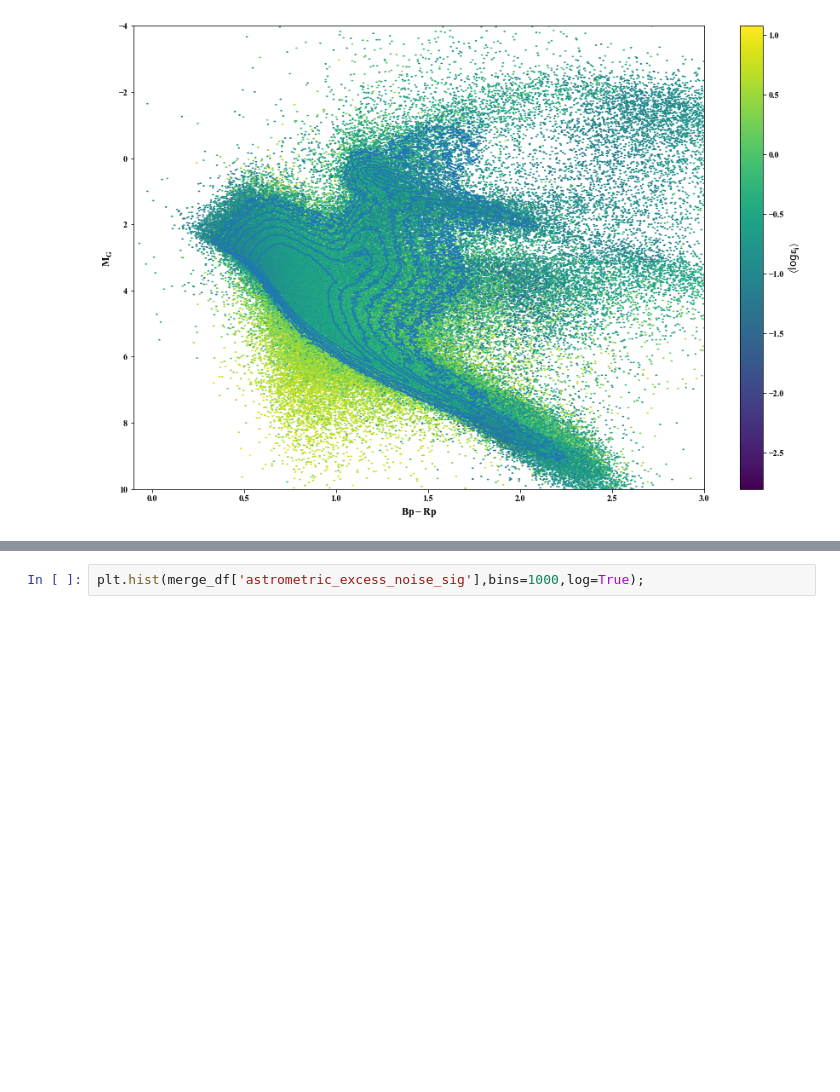
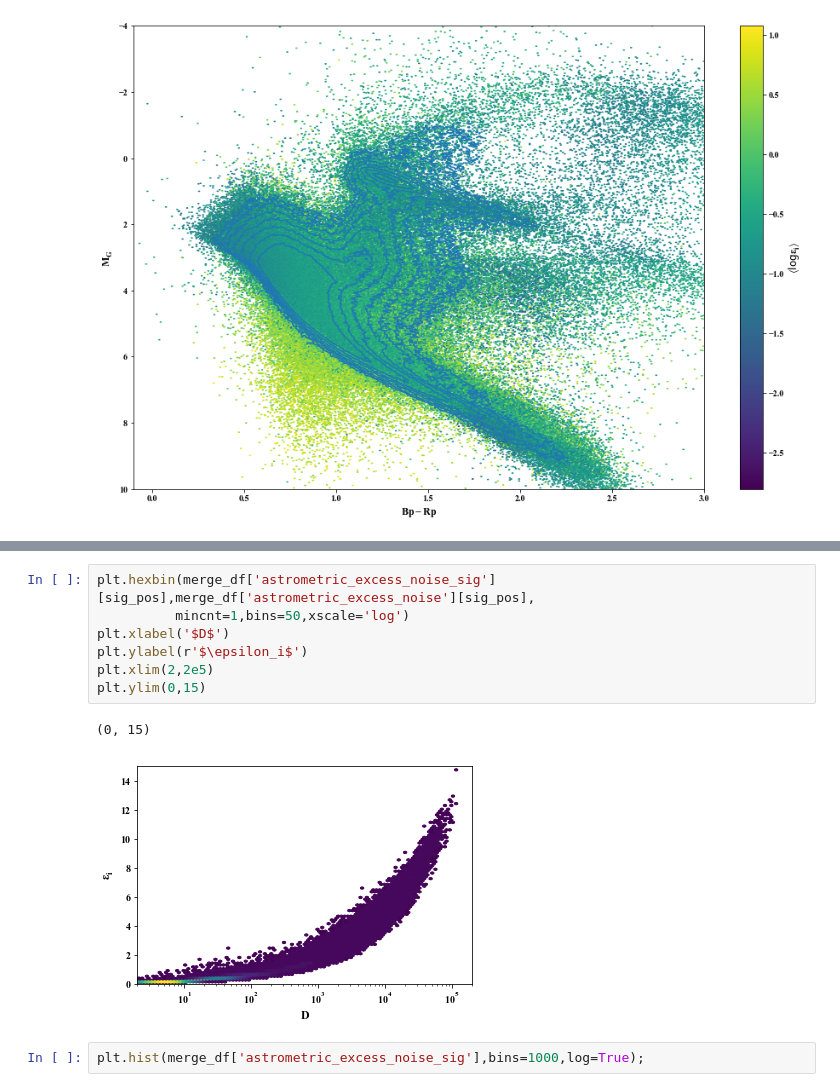
Before and after one commit to tzdwi/GaiaSprintBinary, a Jupyter notebook: gaia_kinematics.ipynb, the cells around one changed output, grey strips where cells are left out. Drawn from its saved outputs; the diff is of its cells as text; blank space fills up the shorter version.

```diff
--- a/gaia_kinematics.ipynb
+++ b/gaia_kinematics.ipynb
@@ -131,3 +131,13 @@ plt.hexbin(merge_df['astrometric_excess_noise_sig'],merge_df['e_vrad']/merge_df[
+# %%
+plt.hexbin(merge_df['astrometric_excess_noise_sig'][sig_pos],merge_df['astrometric_excess_noise'][sig_pos],
+          mincnt=1,bins=50,xscale='log')
+plt.xlabel('$D$')
+plt.ylabel(r'$\epsilon_i$')
+plt.xlim(2,2e5)
+plt.ylim(0,15)
+# %% [output]
+(0, 15)
+[figure, added]
 # %%
 plt.hist(merge_df['astrometric_excess_noise_sig'],bins=1000,log=True);
 # %% [output]
```
Also changed, not shown: parts of 7 cells of this notebook.
